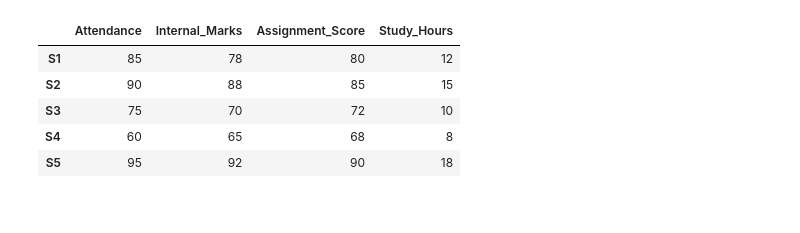
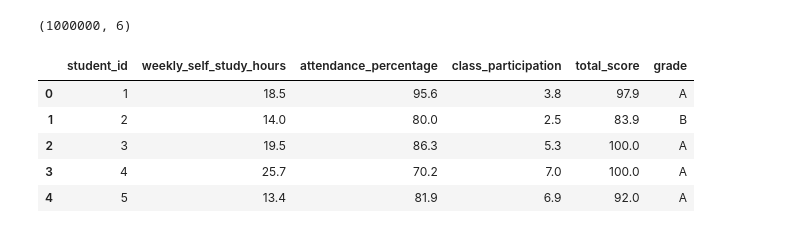
Before and after one commit to DHANYA-P-31/MachineLearning, a Jupyter notebook: PCA/Pca.ipynb, the cells around one changed output. Saved outputs shown, nothing was run; the diff lists cells and outputs as text; code cells hidden in the pictures.

```diff
--- a/PCA/Pca.ipynb
+++ b/PCA/Pca.ipynb
@@ -4,18 +10,13 @@ import pandas as pd
 # %%
-data = {
-    "Attendance": [85, 90, 75, 60, 95],
-    "Internal_Marks": [78, 88, 70, 65, 92],
-    "Assignment_Score": [80, 85, 72, 68, 90],
-    "Study_Hours": [12, 15, 10, 8, 18]
-}
-
-df = pd.DataFrame(data, index=["S1", "S2", "S3", "S4", "S5"])
-df
+df = pd.read_csv("../data/student_performance.csv")
+print(df.shape)
+df.head()
 # %% [output]
+(1000000, 6)
-|  | Attendance | Internal_Marks | Assignment_Score | Study_Hours |
-| S1 | 85 | 78 | 80 | 12 |
-| S2 | 90 | 88 | 85 | 15 |
-| S3 | 75 | 70 | 72 | 10 |
-| S4 | 60 | 65 | 68 | 8 |
-| S5 | 95 | 92 | 90 | 18 |
+|  | student_id | weekly_self_study_hours | attendance_percentage | class_participation | total_score | grade |
+| 0 | 1 | 18.5 | 95.6 | 3.8 | 97.9 | A |
+| 1 | 2 | 14.0 | 80.0 | 2.5 | 83.9 | B |
+| 2 | 3 | 19.5 | 86.3 | 5.3 | 100.0 | A |
+| 3 | 4 | 25.7 | 70.2 | 7.0 | 100.0 | A |
+| 4 | 5 | 13.4 | 81.9 | 6.9 | 92.0 | A |
 # %%
```
Also changed, not shown: parts of 13 cells of this notebook.
